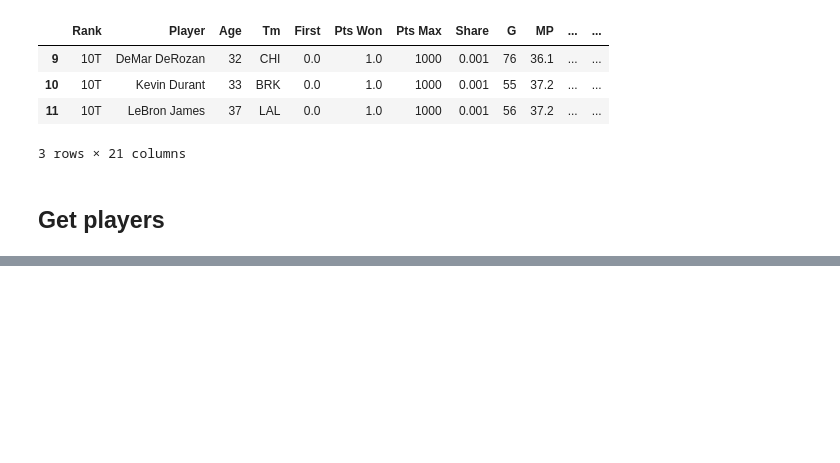
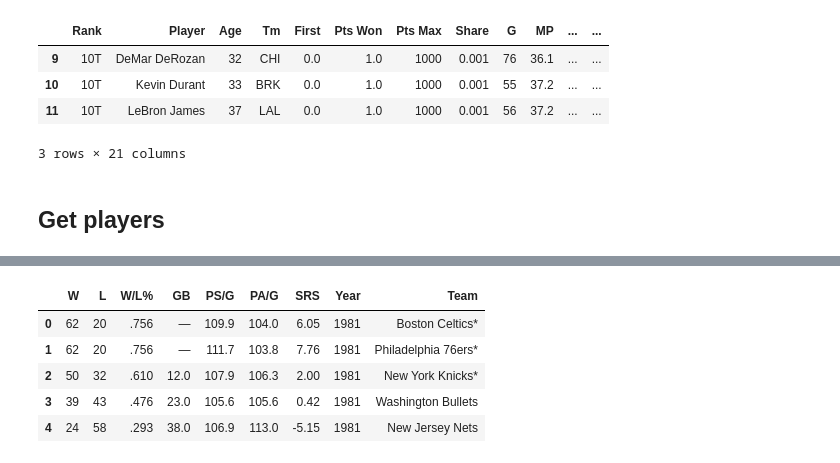
Before and after one commit to dcast822/NBA_analysis, a Jupyter notebook: webscrape_basketball_ref.ipynb, the cells around one changed output, grey strips where cells are left out. Cells and saved outputs as stored; diff of their text form; code cells hidden in the pictures; blank space fills up the shorter version.

```diff
--- a/webscrape_basketball_ref.ipynb
+++ b/webscrape_basketball_ref.ipynb
@@ -140,0 +143,39 @@ player_df.to_csv("data/players.csv")
+# %%
+teams_url = "https://www.basketball-reference.com/leagues/NBA_{}_standings.html"
+for year in years:
+    url = teams_url.format(year)
+    data = requests.get(url)
+    with open(f"team/{year}.html", "w+") as f:
+        f.write(data.text)
+# %%
+team_dfs = []
+
+for year in years:
+    with open(f'team/{year}.html') as f:
+        page = f.read()
+    soup = BeautifulSoup(page,'html.parser')
+    soup.find('tr', class_ = 'thead').decompose()
+    east_table = soup.find_all(id = 'divs_standings_E')[0]
+    east_df = pd.read_html(str(east_table))[0]
+    east_df["Year"] = year
+    east_df["Team"] = east_df["Eastern Conference"]
+    del east_df["Eastern Conference"]
+    team_dfs.append(east_df)
+
+    west_table = soup.find_all(id = 'divs_standings_W')[0]
+    west_df = pd.read_html(str(west_table))[0]
+    west_df["Year"] = year
+    west_df["Team"] = west_df["Western Conference"]
+    del west_df["Western Conference"]
+    team_dfs.append(west_df)
+# %%
+teams = pd.concat(team_dfs)
+# %%
+teams.head()
+# %% [output]
+|  | W | L | W/L% | GB | PS/G | PA/G | SRS | Year | Team |
+| 0 | 62 | 20 | .756 | — | 109.9 | 104.0 | 6.05 | 1981 | Boston Celtics* |
+| 1 | 62 | 20 | .756 | — | 111.7 | 103.8 | 7.76 | 1981 | Philadelphia 76ers* |
+| 2 | 50 | 32 | .610 | 12.0 | 107.9 | 106.3 | 2.00 | 1981 | New York Knicks* |
+| 3 | 39 | 43 | .476 | 23.0 | 105.6 | 105.6 | 0.42 | 1981 | Washington Bullets |
+| 4 | 24 | 58 | .293 | 38.0 | 106.9 | 113.0 | -5.15 | 1981 | New Jersey Nets |
```
Also changed, not shown: parts of 5 cells of this notebook, 43 other files.
